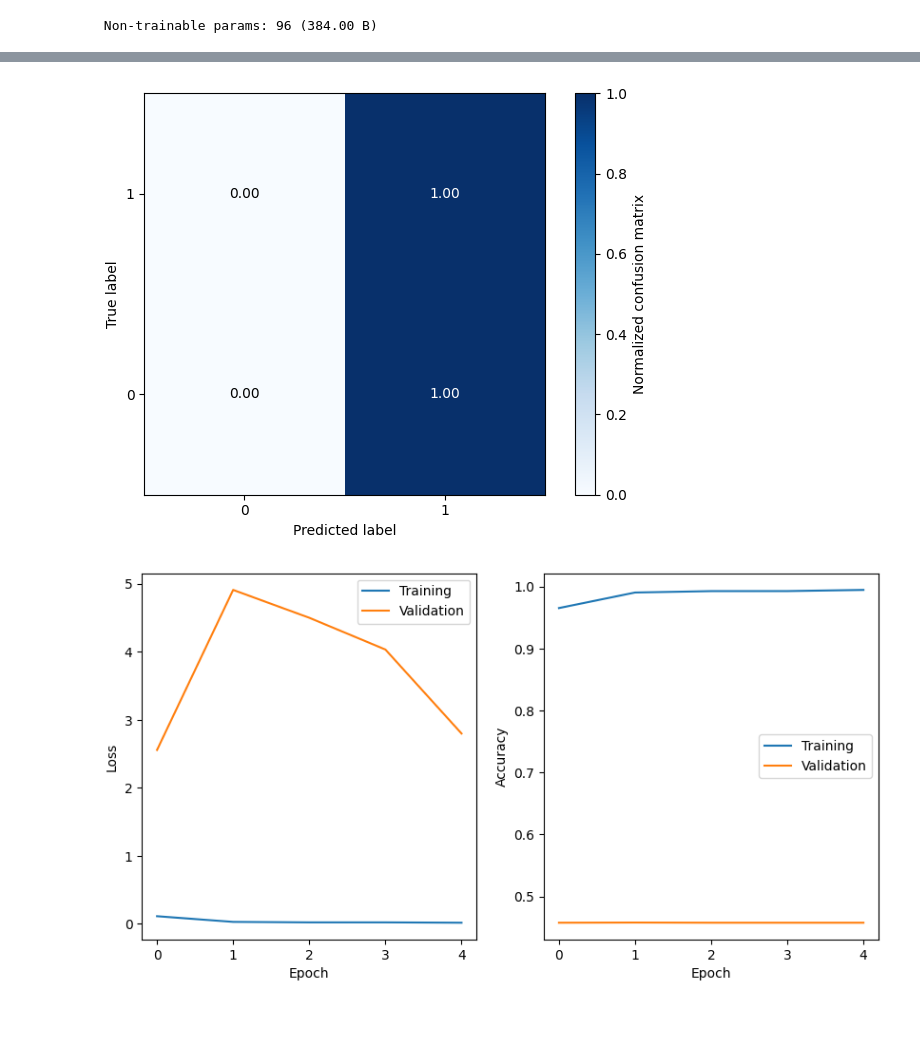
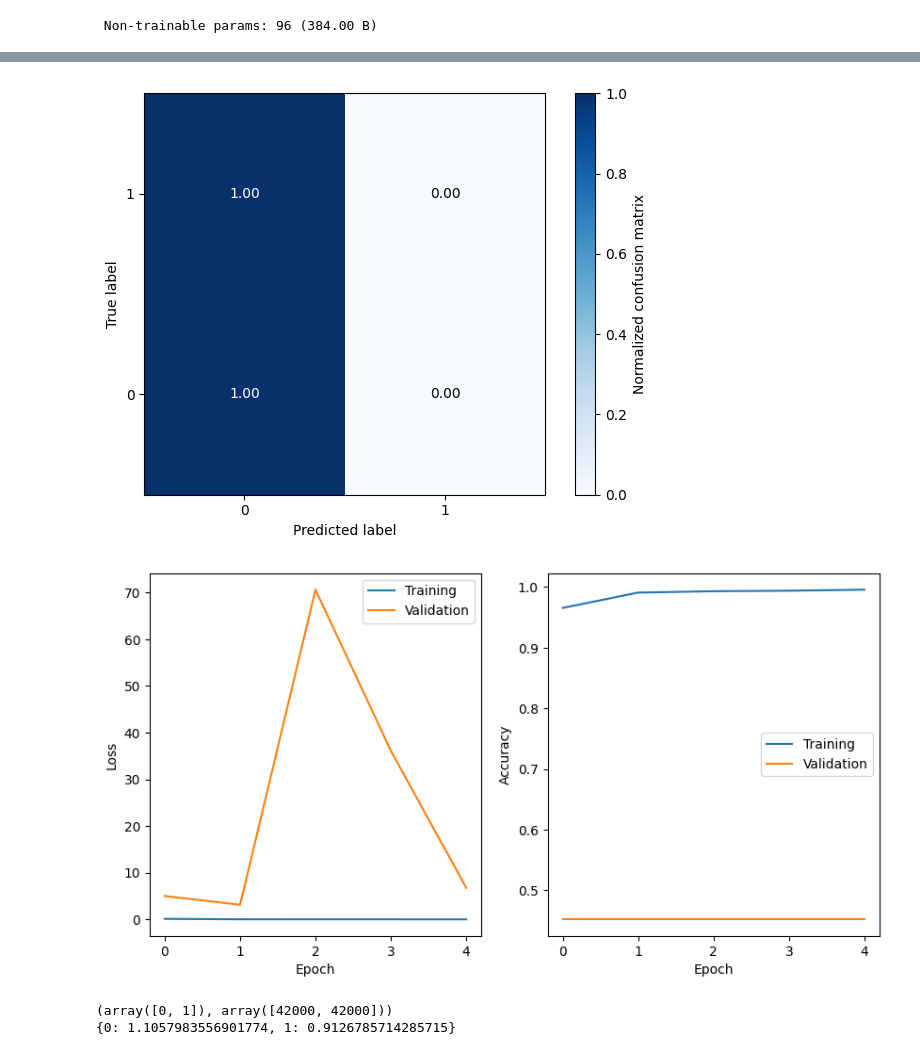
Before and after one commit to JarnovdKolk/Test, a Jupyter notebook: Handson4.ipynb, the cells around one changed output, grey strips where cells are left out. Cells and saved outputs as stored; diff of their text form; code cells hidden in the pictures; blank space fills up the shorter version.

```diff
--- a/Handson4.ipynb
+++ b/Handson4.ipynb
@@ -181,8 +181,8 @@ import os
 import requests
 
 files = {
-    "sources": (os.path.join("data", "stamps_noise.npy"), "1UT2BCf-IDUEpvTmcU4bq6nDcY3Ayw5vJ"),
-    "noise": (os.path.join("data", "stamps_sources.npy"), "1cZaMCA0z_nPX6GB_meLGouwOidEROcwc"),
+    "noise": (os.path.join("data", "stamps_noise.npy"), "1UT2BCf-IDUEpvTmcU4bq6nDcY3Ayw5vJ"),
+    "sources": (os.path.join("data", "stamps_sources.npy"), "1cZaMCA0z_nPX6GB_meLGouwOidEROcwc"),
 }
 
 for name, file_id in files.values():
@@ -253,7 +251,7 @@ data_train, data_val, class_train, class_val = train_test_split(
     data_train_val, class_train_val,
     test_size=val_frac / (train_frac + val_frac),
     random_state=42,
-    stratify=stamp_class[: len(data_train_val)]
+    stratify=class_train_val
 )
 
 # Reshape arrays as before
@@ -772,6 +804,15 @@ from tensorflow.keras.losses import CategoricalCrossentropy
 from sklearn.metrics import confusion_matrix
 import matplotlib.pyplot as plt
 import seaborn as sns
+
+# Compute class weights
+class_weights = compute_class_weight(
+    class_weight="balanced",
+    classes=np.array([0, 1]),  # Must be a NumPy array
+    y=np.argmax(class_train, axis=1)  # Convert one-hot labels to class indices
+)
+
+class_weight_dict = {0: class_weights[0], 1: class_weights[1]}
 
 # Train ResNet50 with categorical cross-entropy loss for 5 epochs and a batch size of 256
 resnet_model = ResNet50(input_shape=(21, 21, 1), classes=2)
@@ -783,7 +824,20 @@ resnet_model.compile(
     metrics=["accuracy"]
 )
 
-# Train the model and store history
+from imblearn.over_sampling import RandomOverSampler
+
+ros = RandomOverSampler()
+data_train_resampled, class_train_resampled = ros.fit_resample(
+    data_train.reshape(len(data_train), -1),
+    np.argmax(class_train, axis=1)
+)
+
+# Reshape back and one-hot encode
+data_train = data_train_resampled.reshape(-1, 21, 21, 1)
+class_train = tf.keras.utils.to_categorical(class_train_resampled, num_classes=2)
+
+
+# Train the model with class weights
 resnet_model_history = resnet_model.fit(
     data_train,
     class_train,
@@ -791,16 +845,17 @@ resnet_model_history = resnet_model.fit(
     batch_size=256,
     verbose=1,
     validation_data=(data_val, class_val),
-    shuffle=True
+    shuffle=True,
+    class_weight=class_weight_dict  # Apply class weights here
 )
 
 # Make predictions
-classes = resnet_model.predict(data_test, verbose=1)
+raw_preds = resnet_model.predict(data_test, verbose=1)
 
-# Plot the confusion matrix
-plot_confusion_matrix(np.argmax(class_test, axis=1), np.argmax(classes, axis=1), normalize=True)
+# Plot confusion matrix
+plot_confusion_matrix(np.argmax(class_test, axis=1), np.argmax(raw_preds, axis=1), normalize=True)
 
-# Plot the training history
+# Plot training history
 plot_model_history(resnet_model_history)
 # %% [output]
 Epoch 1/5
@@ -816,3 +871,9 @@ Epoch 5/5
 685/685 ━━━━━━━━━━━━━━━━━━━━ 12s 12ms/step
-[figure, old version]
+[figure, new version]
-[figure, old version]
+[figure, new version]
+# %%
+print(np.unique(class_train_resampled, return_counts=True))
+print(class_weight_dict)
+# %% [output]
+(array([0, 1]), array([42000, 42000]))
+{0: 1.1057983556901774, 1: 0.9126785714285715}
```
Also changed, not shown: parts of 9 cells of this notebook.
